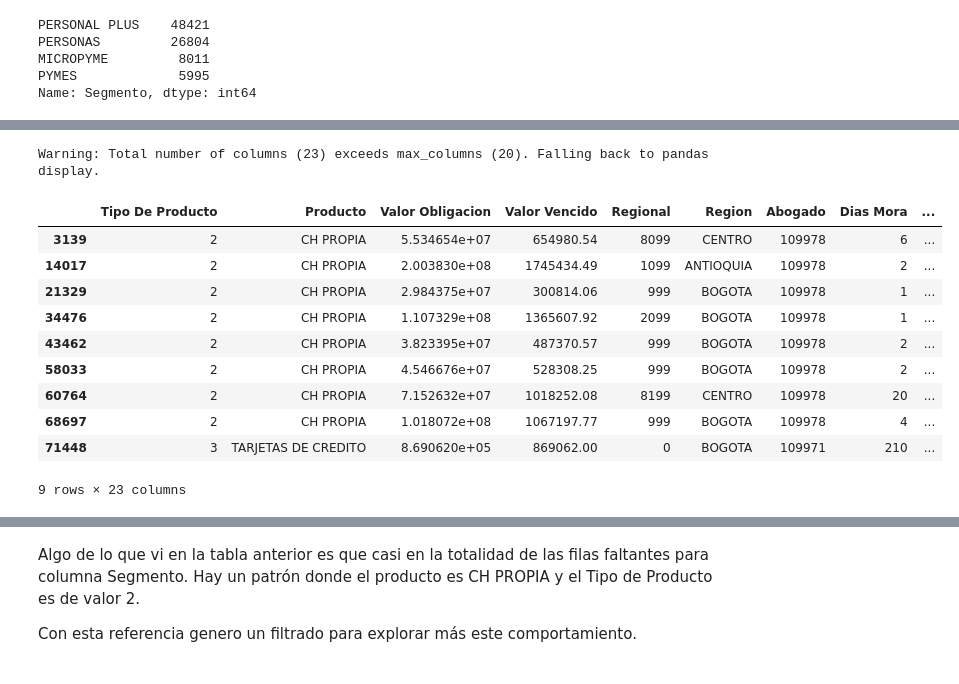
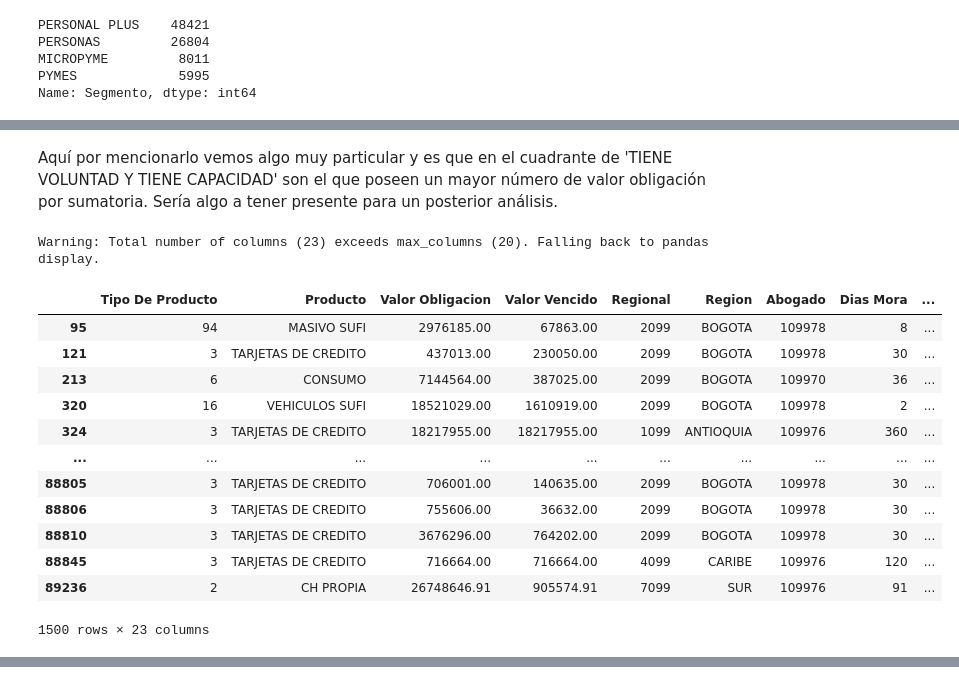
Before and after one commit to jcardonamde/reto_cobranzas_sector_financiero, a Jupyter notebook: cobranzas_sector_financiero.ipynb, the cells around one changed output, grey strips where cells are left out. Drawn from its saved outputs; the diff is of its cells as text; code cells hidden in the pictures.

```diff
--- a/cobranzas_sector_financiero.ipynb
+++ b/cobranzas_sector_financiero.ipynb
@@ -454,0 +431,3 @@ data.groupby(['Segmento']).sum()
+# %%
+# Se eliminan las filas con datos faltantes en esa columna
+data.dropna(subset=['Segmento'], inplace=True)
@@ -455,17 +457,21 @@ data.groupby(['Segmento']).sum()
+# %% [markdown]
+Aquí por mencionarlo vemos algo muy particular y es que en el cuadrante de 'TIENE VOLUNTAD Y TIENE CAPACIDAD' son el que poseen un mayor número de valor obligación por sumatoria. Sería algo a tener presente para un posterior análisis.
 # %%
-# Realizo un filtrado por los valores faltantes de la columna Segmento para validar en el dataframe como se ven las columnas
-segmento_missing = data['Segmento'].isna()
-data.loc[segmento_missing,:]
+# Realizo un filtrado por los valores faltantes de la columna Cuadrante para validar en el dataframe como se ven las columnas
+cuadrante_missing = data['Cuadrante'].isna()
+data.loc[cuadrante_missing,:]
 # %% [output]
 Warning: Total number of columns (23) exceeds max_columns (20). Falling back to pandas display.
 |  | Tipo De Producto | Producto | Valor Obligacion | Valor Vencido | Regional | Region | Abogado | Dias Mora | ... |
-| 3139 | 2 | CH PROPIA | 5.534654e+07 | 654980.54 | 8099 | CENTRO | 109978 | 6 | ... |
-| 14017 | 2 | CH PROPIA | 2.003830e+08 | 1745434.49 | 1099 | ANTIOQUIA | 109978 | 2 | ... |
-| 21329 | 2 | CH PROPIA | 2.984375e+07 | 300814.06 | 999 | BOGOTA | 109978 | 1 | ... |
-| 34476 | 2 | CH PROPIA | 1.107329e+08 | 1365607.92 | 2099 | BOGOTA | 109978 | 1 | ... |
-| 43462 | 2 | CH PROPIA | 3.823395e+07 | 487370.57 | 999 | BOGOTA | 109978 | 2 | ... |
-| 58033 | 2 | CH PROPIA | 4.546676e+07 | 528308.25 | 999 | BOGOTA | 109978 | 2 | ... |
-| 60764 | 2 | CH PROPIA | 7.152632e+07 | 1018252.08 | 8199 | CENTRO | 109978 | 20 | ... |
-| 68697 | 2 | CH PROPIA | 1.018072e+08 | 1067197.77 | 999 | BOGOTA | 109978 | 4 | ... |
-| 71448 | 3 | TARJETAS DE CREDITO | 8.690620e+05 | 869062.00 | 0 | BOGOTA | 109971 | 210 | ... |
+| 95 | 94 | MASIVO SUFI | 2976185.00 | 67863.00 | 2099 | BOGOTA | 109978 | 8 | ... |
+| 121 | 3 | TARJETAS DE CREDITO | 437013.00 | 230050.00 | 2099 | BOGOTA | 109978 | 30 | ... |
+| 213 | 6 | CONSUMO | 7144564.00 | 387025.00 | 2099 | BOGOTA | 109970 | 36 | ... |
+| 320 | 16 | VEHICULOS SUFI | 18521029.00 | 1610919.00 | 2099 | BOGOTA | 109978 | 2 | ... |
+| 324 | 3 | TARJETAS DE CREDITO | 18217955.00 | 18217955.00 | 1099 | ANTIOQUIA | 109976 | 360 | ... |
+| ... | ... | ... | ... | ... | ... | ... | ... | ... | ... |
+| 88805 | 3 | TARJETAS DE CREDITO | 706001.00 | 140635.00 | 2099 | BOGOTA | 109978 | 30 | ... |
+| 88806 | 3 | TARJETAS DE CREDITO | 755606.00 | 36632.00 | 2099 | BOGOTA | 109978 | 30 | ... |
+| 88810 | 3 | TARJETAS DE CREDITO | 3676296.00 | 764202.00 | 2099 | BOGOTA | 109978 | 30 | ... |
+| 88845 | 3 | TARJETAS DE CREDITO | 716664.00 | 716664.00 | 4099 | CARIBE | 109976 | 120 | ... |
+| 89236 | 2 | CH PROPIA | 26748646.91 | 905574.91 | 7099 | SUR | 109976 | 91 | ... |
-9 rows × 23 columns
+1500 rows × 23 columns
@@ -473,4 +477,0 @@ Warning: Total number of columns (23) exceeds max_columns (20) limiting to first
-# %% [markdown]
-Algo de lo que vi en la tabla anterior es que casi en la totalidad de las filas faltantes para columna Segmento. Hay un patrón donde el producto es CH PROPIA y el Tipo de Producto es de valor 2.
-
-Con esta referencia genero un filtrado para explorar más este comportamiento.
```
Also changed, not shown: parts of 61 cells of this notebook.
